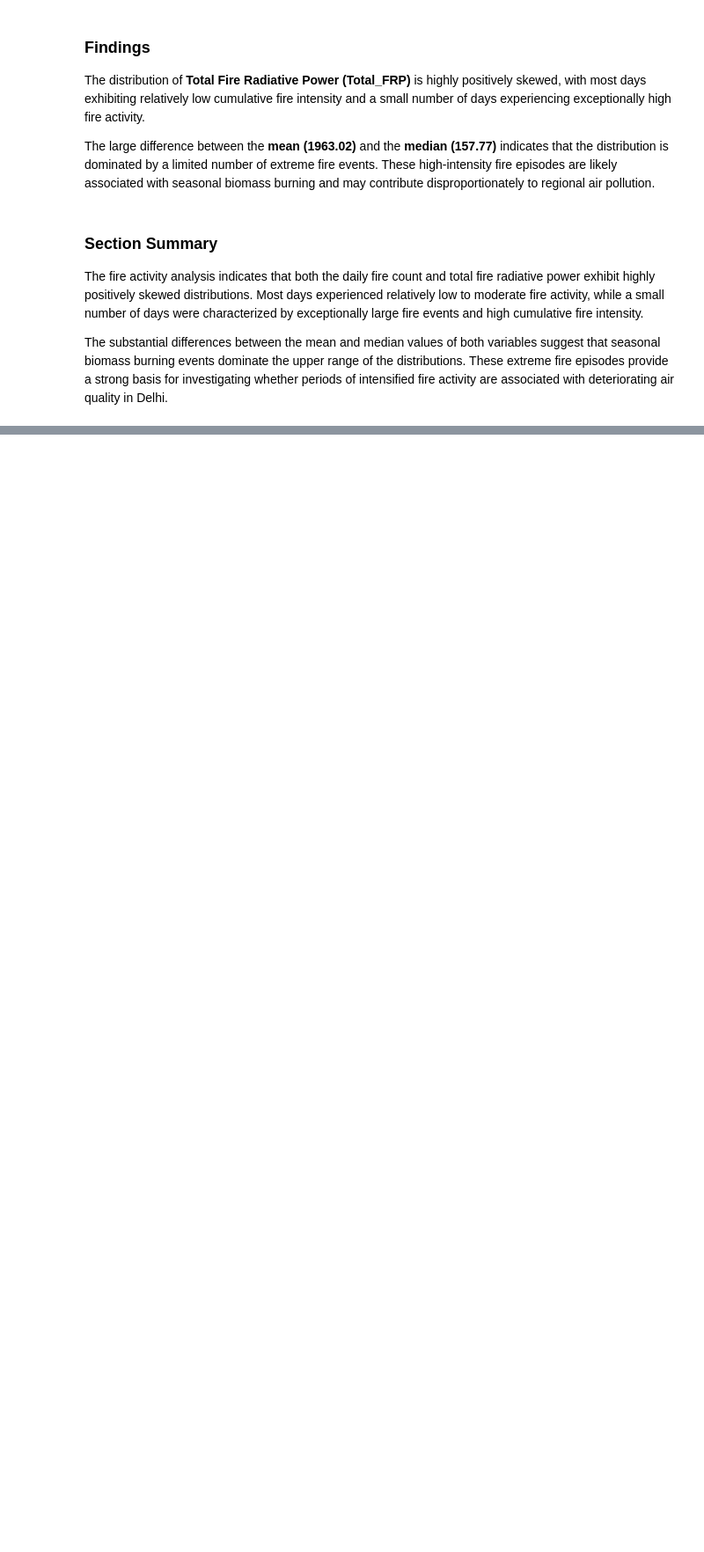
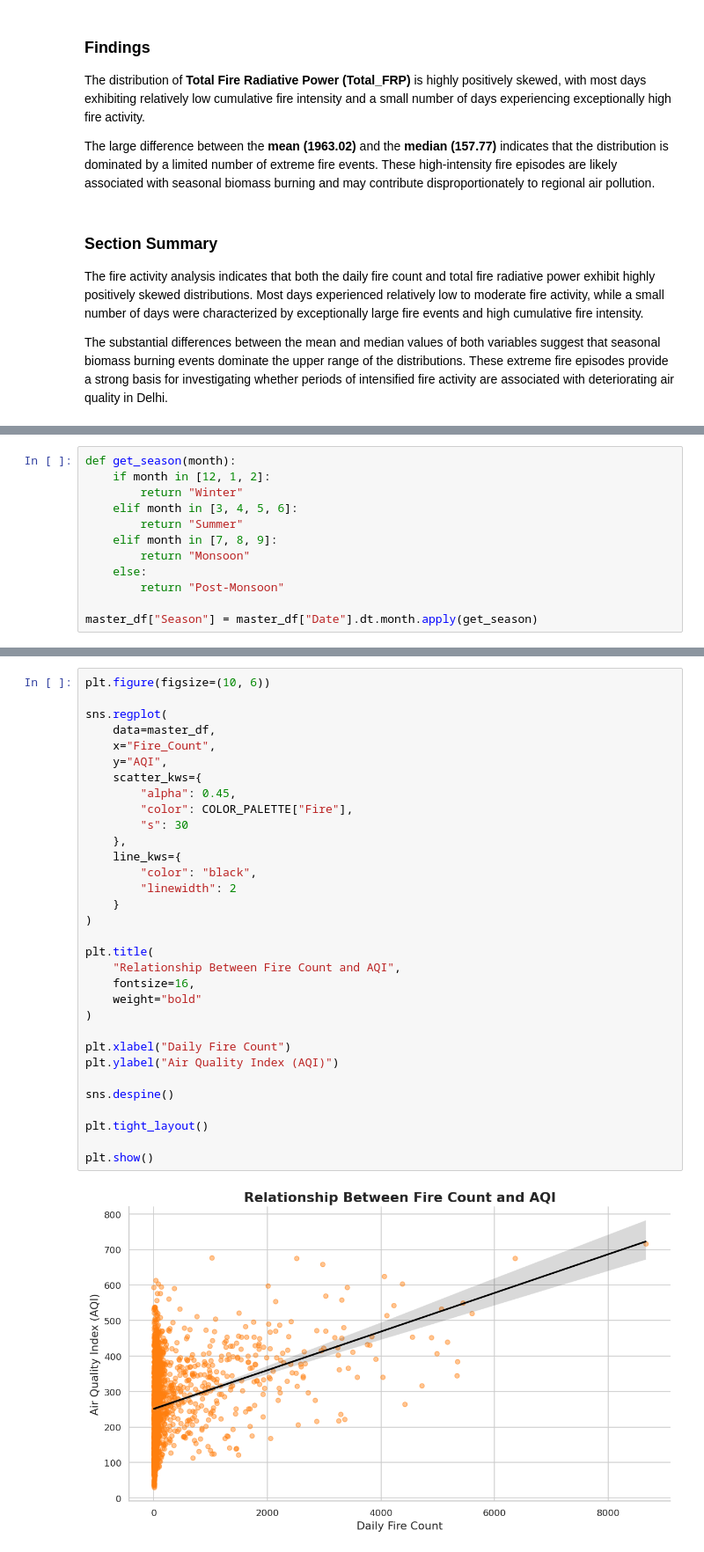
Before and after one commit to Akash-0012/Delhi-AQI-Analytics-and-Forecasting, a Jupyter notebook: 3.Exploratory_Data_Analysis.ipynb, the cells around one changed output, grey strips where cells are left out. Shown at 88% size. Saved outputs shown, nothing was run; the diff lists cells and outputs as text; blank space fills up the shorter version.

```diff
--- a/3.Exploratory_Data_Analysis.ipynb
+++ b/3.Exploratory_Data_Analysis.ipynb
@@ -389,0 +756,12 @@ The substantial differences between the mean and median values of both variables
+# %%
+def get_season(month):
+    if month in [12, 1, 2]:
+        return "Winter"
+    elif month in [3, 4, 5, 6]:
+        return "Summer"
+    elif month in [7, 8, 9]:
+        return "Monsoon"
+    else:
+        return "Post-Monsoon"
+
+master_df["Season"] = master_df["Date"].dt.month.apply(get_season)
@@ -389,0 +910,34 @@ The substantial differences between the mean and median values of both variables
+# %%
+plt.figure(figsize=(10, 6))
+
+sns.regplot(
+    data=master_df,
+    x="Fire_Count",
+    y="AQI",
+    scatter_kws={
+        "alpha": 0.45,
+        "color": COLOR_PALETTE["Fire"],
+        "s": 30
+    },
+    line_kws={
+        "color": "black",
+        "linewidth": 2
+    }
+)
+
+plt.title(
+    "Relationship Between Fire Count and AQI",
+    fontsize=16,
+    weight="bold"
+)
+
+plt.xlabel("Daily Fire Count")
+plt.ylabel("Air Quality Index (AQI)")
+
+sns.despine()
+
+plt.tight_layout()
+
+plt.show()
+# %% [output]
+[figure, added]
```
Also changed, not shown: parts of 67 cells of this notebook.
